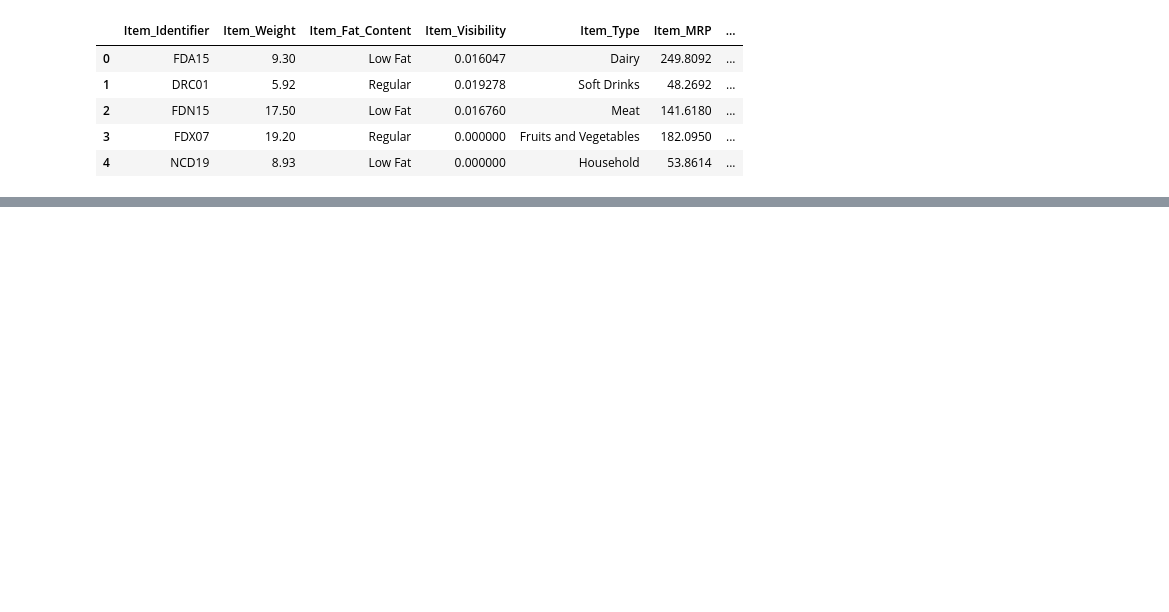
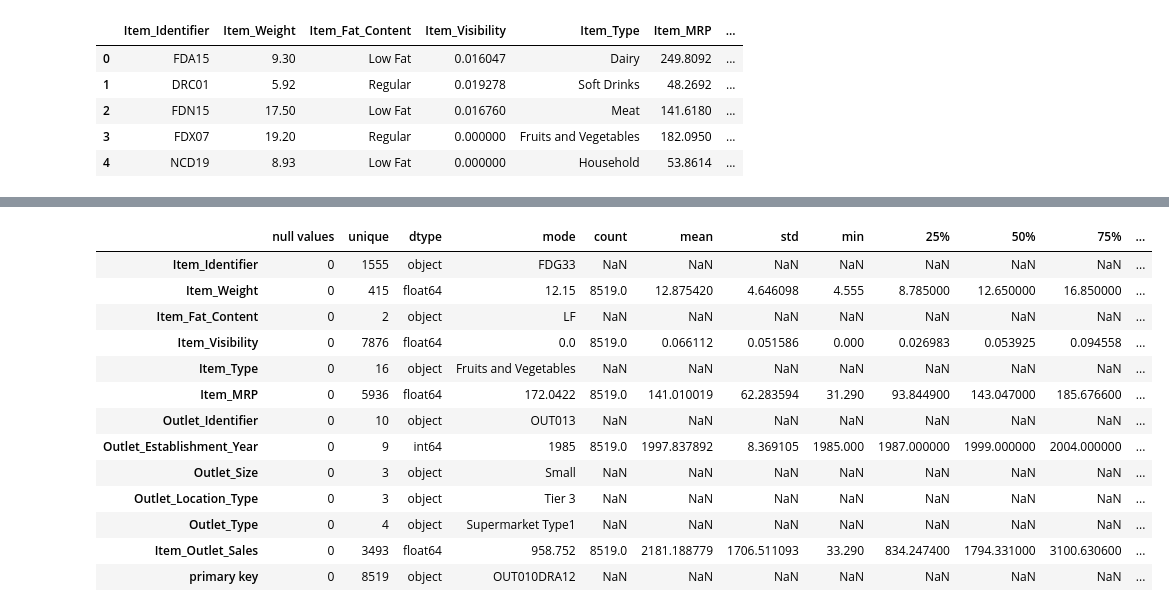
Before and after one commit to Acies-Gaurav-Sharma/Capstone-Project-Team1, a Jupyter notebook: main.ipynb, the cells around one changed output, grey strips where cells are left out. Drawn from its saved outputs; the diff is of its cells as text; code cells hidden in the pictures; blank space fills up the shorter version.

```diff
--- a/main.ipynb
+++ b/main.ipynb
@@ -57,0 +297,2 @@ combine_df
+# %%
+df = df.dropna()
@@ -57,0 +319,17 @@ combine_df
+# %%
+data_info(df)
+# %% [output]
+|  | null values | unique | dtype | mode | count | mean | std | min | 25% | 50% | 75% | ... |
+| Item_Identifier | 0 | 1555 | object | FDG33 | NaN | NaN | NaN | NaN | NaN | NaN | NaN | ... |
+| Item_Weight | 0 | 415 | float64 | 12.15 | 8519.0 | 12.875420 | 4.646098 | 4.555 | 8.785000 | 12.650000 | 16.850000 | ... |
+| Item_Fat_Content | 0 | 2 | object | LF | NaN | NaN | NaN | NaN | NaN | NaN | NaN | ... |
+| Item_Visibility | 0 | 7876 | float64 | 0.0 | 8519.0 | 0.066112 | 0.051586 | 0.000 | 0.026983 | 0.053925 | 0.094558 | ... |
+| Item_Type | 0 | 16 | object | Fruits and Vegetables | NaN | NaN | NaN | NaN | NaN | NaN | NaN | ... |
+| Item_MRP | 0 | 5936 | float64 | 172.0422 | 8519.0 | 141.010019 | 62.283594 | 31.290 | 93.844900 | 143.047000 | 185.676600 | ... |
+| Outlet_Identifier | 0 | 10 | object | OUT013 | NaN | NaN | NaN | NaN | NaN | NaN | NaN | ... |
+| Outlet_Establishment_Year | 0 | 9 | int64 | 1985 | 8519.0 | 1997.837892 | 8.369105 | 1985.000 | 1987.000000 | 1999.000000 | 2004.000000 | ... |
+| Outlet_Size | 0 | 3 | object | Small | NaN | NaN | NaN | NaN | NaN | NaN | NaN | ... |
+| Outlet_Location_Type | 0 | 3 | object | Tier 3 | NaN | NaN | NaN | NaN | NaN | NaN | NaN | ... |
+| Outlet_Type | 0 | 4 | object | Supermarket Type1 | NaN | NaN | NaN | NaN | NaN | NaN | NaN | ... |
+| Item_Outlet_Sales | 0 | 3493 | float64 | 958.752 | 8519.0 | 2181.188779 | 1706.511093 | 33.290 | 834.247400 | 1794.331000 | 3100.630600 | ... |
+| primary key | 0 | 8519 | object | OUT010DRA12 | NaN | NaN | NaN | NaN | NaN | NaN | NaN | ... |
```
Also changed, not shown: parts of 52 cells of this notebook.
